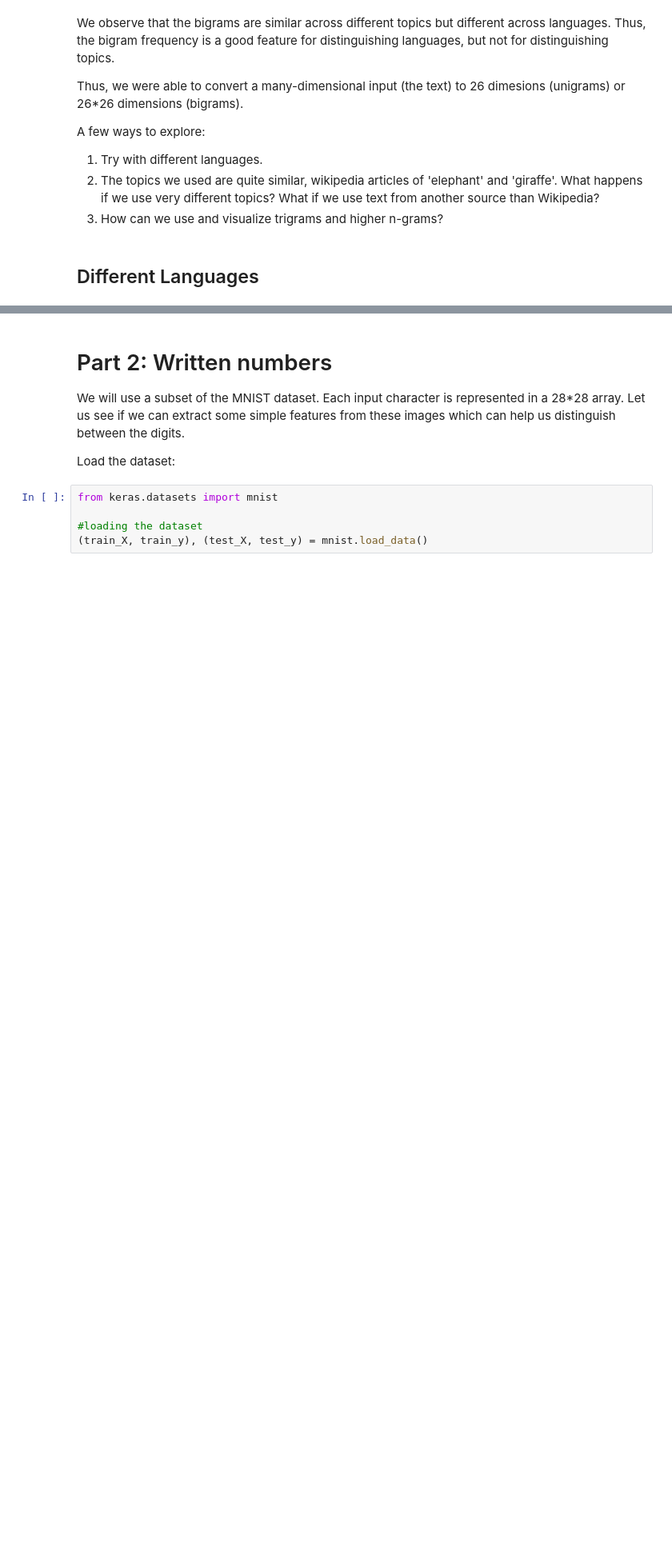
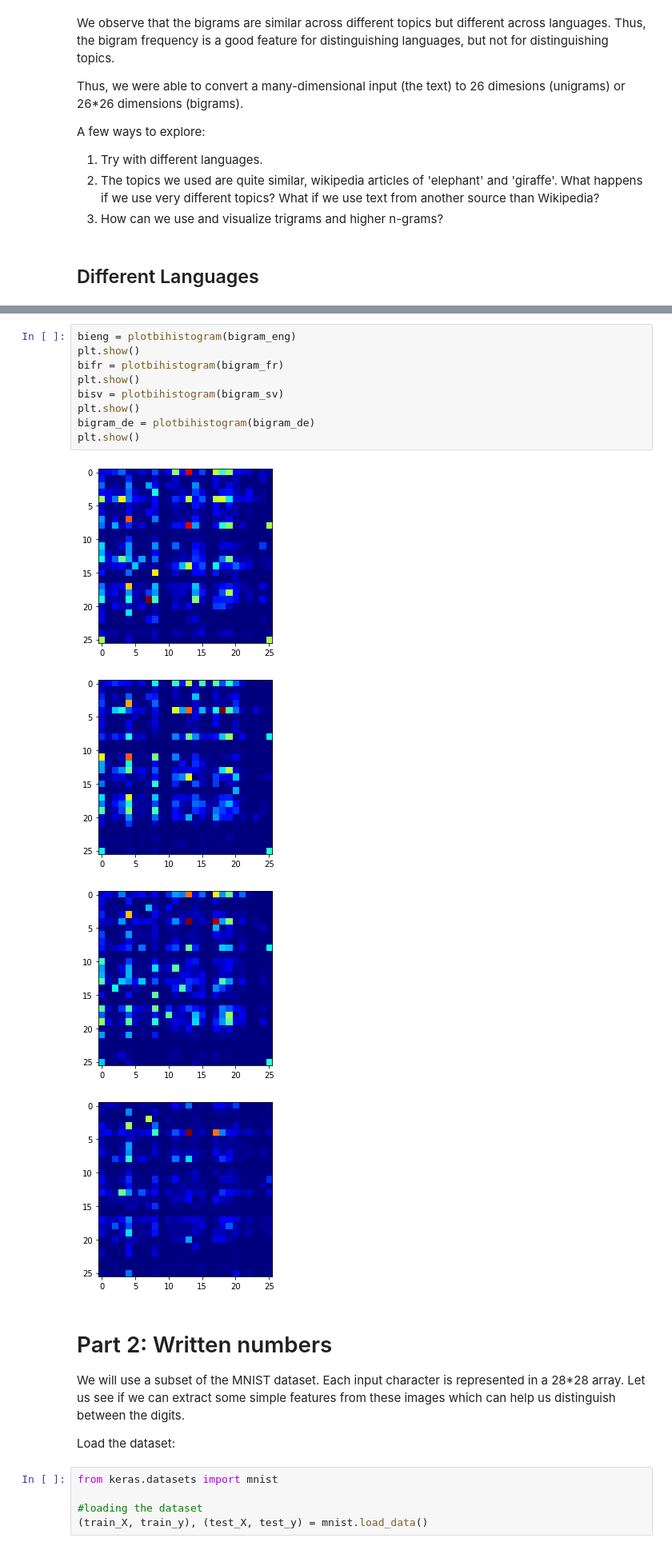
Before and after one commit to iamindhu/fmml2021, a Jupyter notebook: Lab/Lab1_Features.ipynb, the cells around one changed output, grey strips where cells are left out. Shown at 80% size. Saved outputs shown, nothing was run; the diff lists cells and outputs as text; blank space fills up the shorter version.

```diff
--- a/Lab/Lab1_Features.ipynb
+++ b/Lab/Lab1_Features.ipynb
@@ -261,3 +297,17 @@ fr2 = wikipedia.page(topic2).content
+# %%
+bieng = plotbihistogram(bigram_eng)
+plt.show()
+bifr = plotbihistogram(bigram_fr)
+plt.show()
+bisv = plotbihistogram(bigram_sv)
+plt.show()
+bigram_de = plotbihistogram(bigram_de)
+plt.show()
+# %% [output]
+[figure, added]
+[figure, added]
+[figure, added]
+[figure, added]
 # %% [markdown]
 # Part 2: Written numbers
 
```
Also changed, not shown: parts of 9 cells of this notebook.
